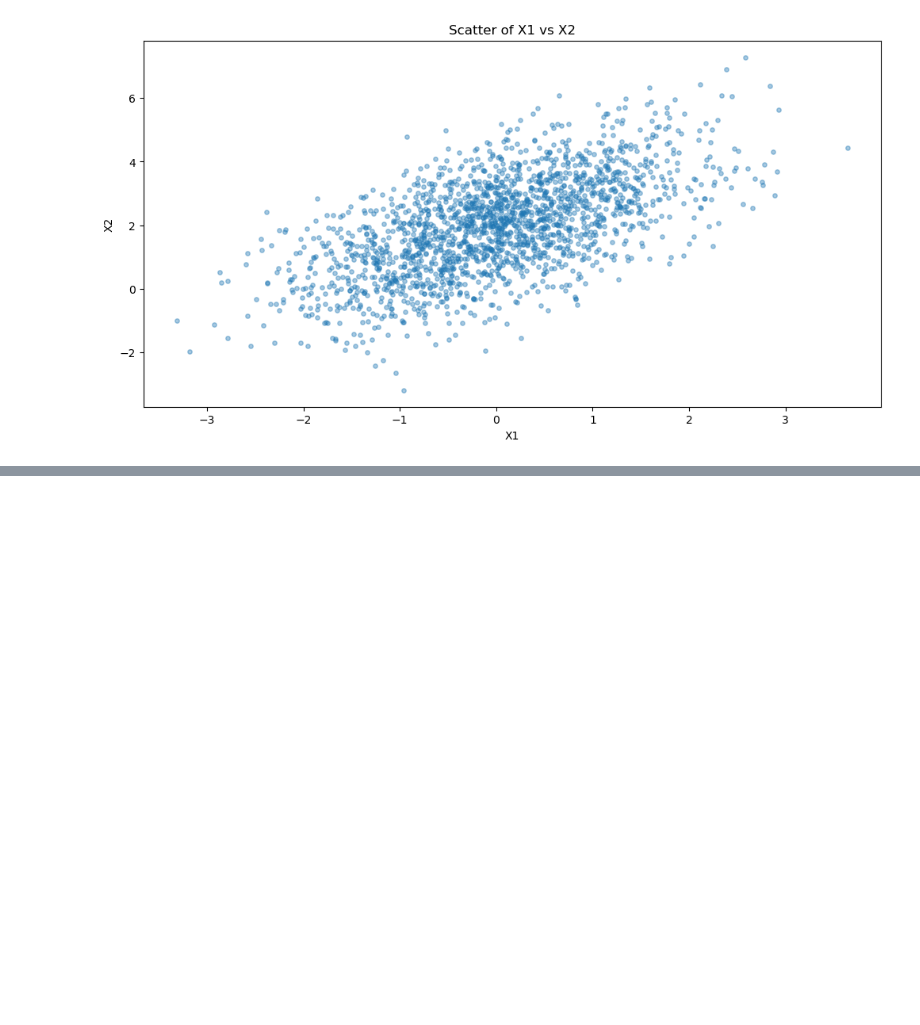
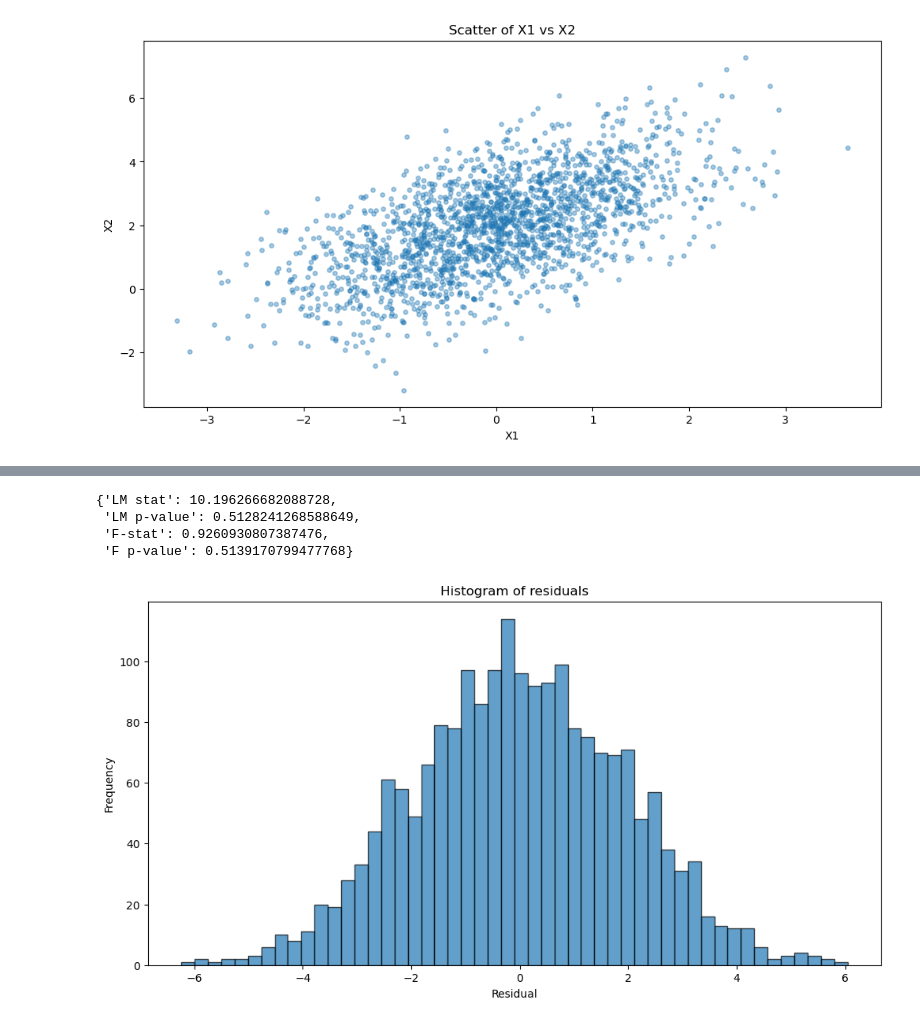
Before and after one commit to FbStatsQuant/Linear-Regression-Analysis, a Jupyter notebook: Regression_Analysis.ipynb, the cells around one changed output, grey strips where cells are left out. Cells and saved outputs as stored; diff of their text form; code cells hidden in the pictures; blank space fills up the shorter version.

```diff
--- a/Regression_Analysis.ipynb
+++ b/Regression_Analysis.ipynb
@@ -174,0 +174,24 @@ dict(zip(labels, bp_test))
+# %%
+from statsmodels.stats.diagnostic import het_breuschpagan
+
+residuals = model.resid
+exog = sm.add_constant(model.model.exog)
+
+bp_test = het_breuschpagan(residuals, exog)
+labels = ['LM stat', 'LM p-value', 'F-stat', 'F p-value']
+dict(zip(labels, bp_test))
+# %% [output]
+{'LM stat': 10.196266682088728,
+ 'LM p-value': 0.5128241268588649,
+ 'F-stat': 0.9260930807387476,
+ 'F p-value': 0.5139170799477768}
+# %%
+fig, ax = plt.subplots(figsize=(12,6))
+
+ax.hist(residuals, bins=50, edgecolor = 'black', alpha=0.7)
+ax.set_xlabel('Residual')
+ax.set_ylabel('Frequency')
+ax.set_title('Histogram of residuals')
+plt.show()
+# %% [output]
+[figure, added]
```
Also changed, not shown: parts of 6 cells of this notebook.
